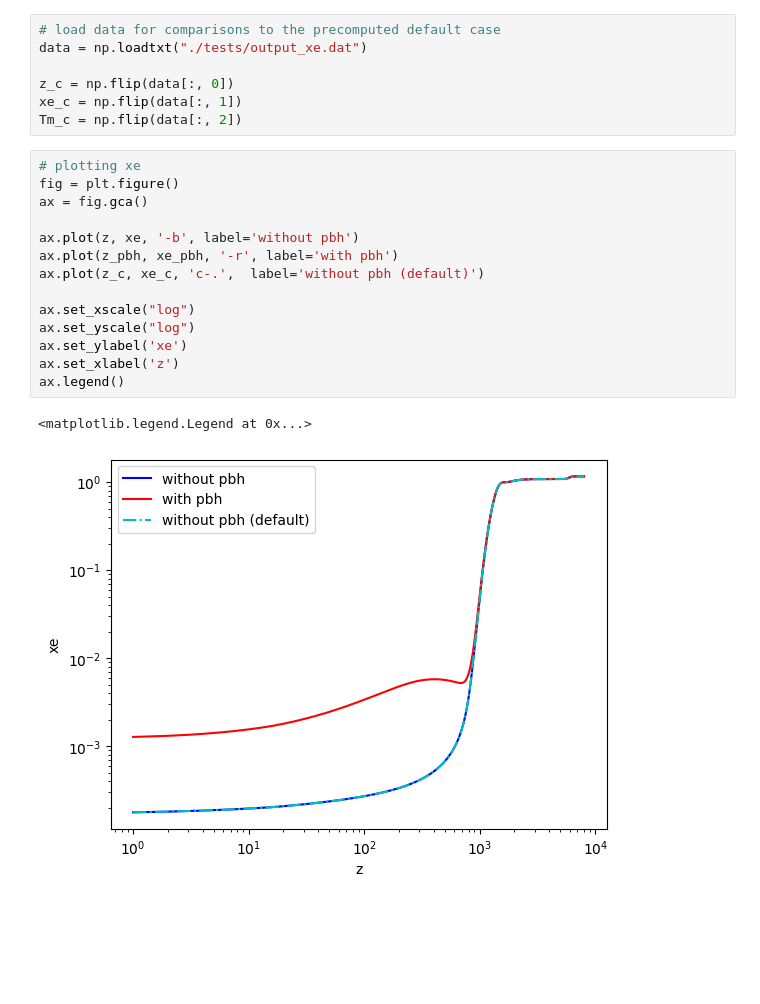
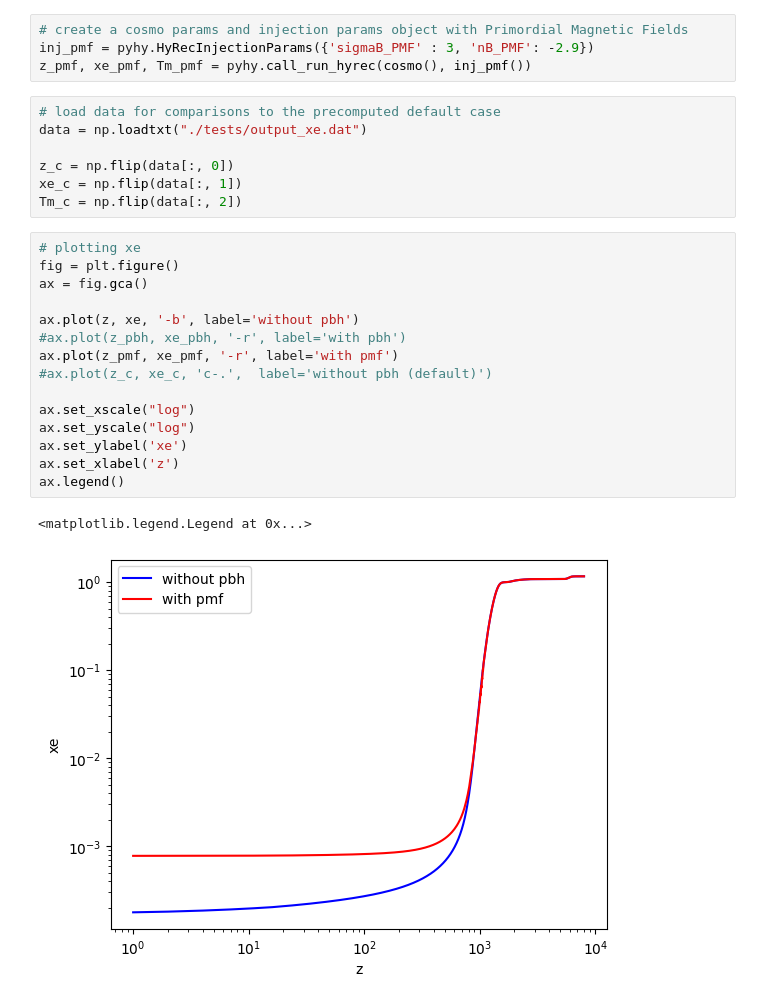
Before and after one commit to gaetanfacchinetti/HYREC-2, a Jupyter notebook: example.ipynb, the cells around one changed output. Cells and saved outputs as stored; diff of their text form; blank space fills up the shorter version.

```diff
--- a/example.ipynb
+++ b/example.ipynb
@@ -17,4 +16,8 @@ inj_pbh  = pyhy.HyRecInjectionParams({'fpbh' : 1.0, 'Mpbh': 1e+3})
 z_pbh, xe_pbh, Tm_pbh = pyhy.call_run_hyrec(cosmo(), inj_pbh())
+# %%
+# create a cosmo params and injection params object with Primordial Magnetic Fields
+inj_pmf = pyhy.HyRecInjectionParams({'sigmaB_PMF' : 3, 'nB_PMF': -2.9})
+z_pmf, xe_pmf, Tm_pmf = pyhy.call_run_hyrec(cosmo(), inj_pmf())
 # %%
 # load data for comparisons to the precomputed default case
 data = np.loadtxt("./tests/output_xe.dat")
@@ -25,20 +28,21 @@ Tm_c = np.flip(data[:, 2])
 # %%
 # plotting xe
 fig = plt.figure()
 ax = fig.gca()
 
 ax.plot(z, xe, '-b', label='without pbh')
-ax.plot(z_pbh, xe_pbh, '-r', label='with pbh')
-ax.plot(z_c, xe_c, 'c-.',  label='without pbh (default)')
+#ax.plot(z_pbh, xe_pbh, '-r', label='with pbh')
+ax.plot(z_pmf, xe_pmf, '-r', label='with pmf')
+#ax.plot(z_c, xe_c, 'c-.',  label='without pbh (default)')
 
 ax.set_xscale("log")
 ax.set_yscale("log")
 ax.set_ylabel('xe')
 ax.set_xlabel('z')
 ax.legend()
 # %% [output]
 <matplotlib.legend.Legend at 0x...>
-[figure, old version]
+[figure, new version]
 # %%
 # plotting Tm
 fig = plt.figure()
```
Also changed, not shown: parts of 2 cells of this notebook, 8 other files.
